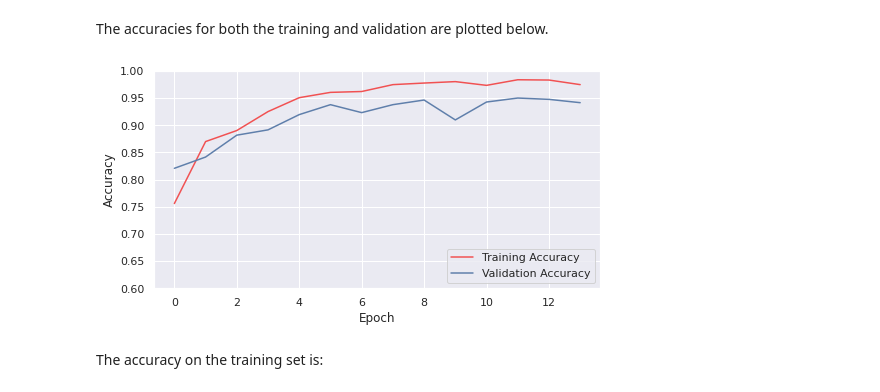
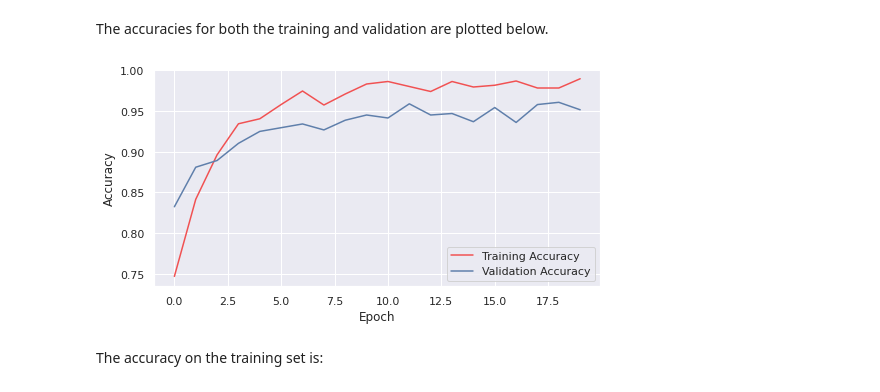
Before and after one commit to tarsofranarin/tarsofranarin.github.io, a Jupyter notebook: HAR.ipynb, the cells around one changed output. Drawn from its saved outputs; the diff is of its cells as text; code cells hidden in the pictures.

```diff
--- a/HAR.ipynb
+++ b/HAR.ipynb
@@ -734,14 +762,15 @@ X_val, X_test, y_val, y_test = train_test_split(X_test, y_test, test_size=test_r
 # %% [markdown]
 The labels are one-hot encoded:
 # %%
-y_train = pd.get_dummies(y_train)
-y_test = pd.get_dummies(y_test)
+y_train_e = pd.get_dummies(y_train)
+y_val_e = pd.get_dummies(y_val)
+y_test_e = pd.get_dummies(y_test)
 # %% [markdown]
 Now I create the TensorFlow datasets:
 # %%
-train_dataset = tf.data.Dataset.from_tensor_slices((X_train, y_train))
-val_dataset = tf.data.Dataset.from_tensor_slices((X_test, y_test))
-test_dataset = tf.data.Dataset.from_tensor_slices((X_test, y_test))
+train_dataset = tf.data.Dataset.from_tensor_slices((X_train, y_train_e))
+val_dataset = tf.data.Dataset.from_tensor_slices((X_val, y_val_e))
+test_dataset = tf.data.Dataset.from_tensor_slices((X_test, y_test_e))
 # %% [markdown]
 The model consists of two convolution blocks with a max pool layer in each of them. Before the final dense layers, there is a dropout probability of 0.5. Then there is a fully connected layer with 128 units. The model will output class probabilities for the six activities using softmax.
 # %%
@@ -764,12 +793,12 @@ model.compile(optimizer='adam',
 # %%
 BATCH_SIZE = 10
 train_batch = train_dataset.cache().repeat().shuffle(X_train.shape[0]).batch(BATCH_SIZE)
-val_batch = val_dataset.cache().repeat().shuffle(X_test.shape[0]).batch(BATCH_SIZE)
+val_batch = val_dataset.cache().repeat().shuffle(X_val.shape[0]).batch(BATCH_SIZE)
 test_batch = test_dataset.cache().repeat().batch(BATCH_SIZE)
 # %%
 EPOCHS = 20
 
-early_stop = keras.callbacks.EarlyStopping(monitor='val_loss', patience=5)
+early_stop = keras.callbacks.EarlyStopping(monitor='val_loss', patience=10)
 
 history = model.fit(
     train_batch, epochs=EPOCHS,
@@ -798,18 +827,18 @@ The accuracies for both the training and validation are plotted below.
 # %%
 acc = history.history['accuracy']
 val_acc = history.history['val_accuracy']
 
 epochs_range = range(len(acc))
 
 fig, ax = plt.subplots(figsize=(8,4))
 ax.plot(epochs_range, acc, c=colours[0], label='Training Accuracy')
 ax.plot(epochs_range, val_acc, c=colours[1], label='Validation Accuracy')
 ax.legend(loc='lower right')
-ax.set_ylim(0.6,1)
+#ax.set_ylim(0.6,1)
 ax.set_ylabel('Accuracy')
 ax.set_xlabel('Epoch');
 # %% [output]
-[figure, old version]
+[figure, new version]
 # %% [markdown]
 The accuracy on the training set is:
 # %%
```
Also changed, not shown: parts of 48 cells of this notebook.
